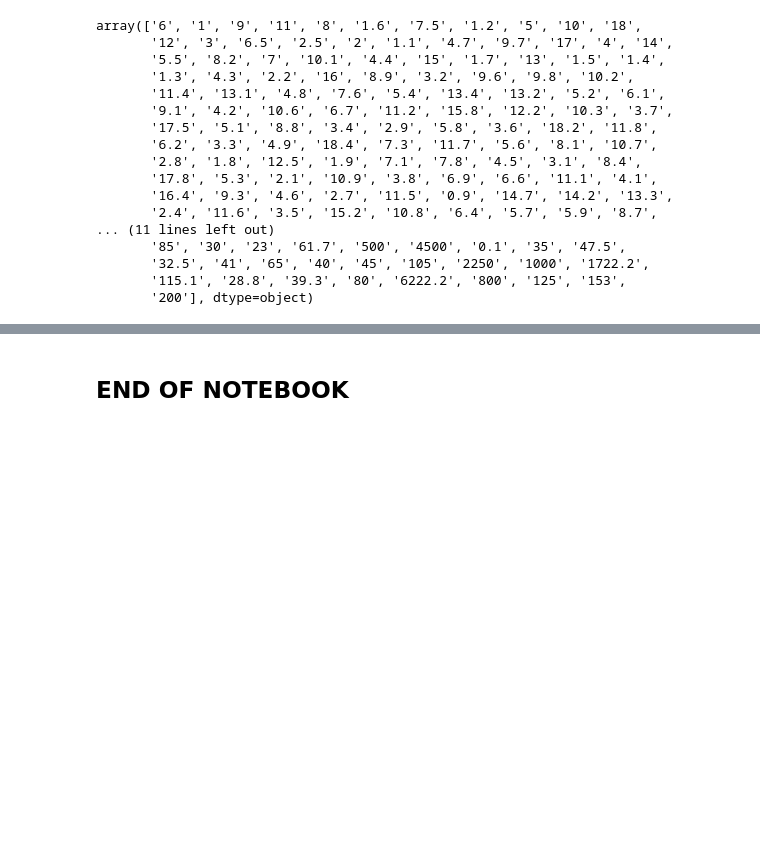
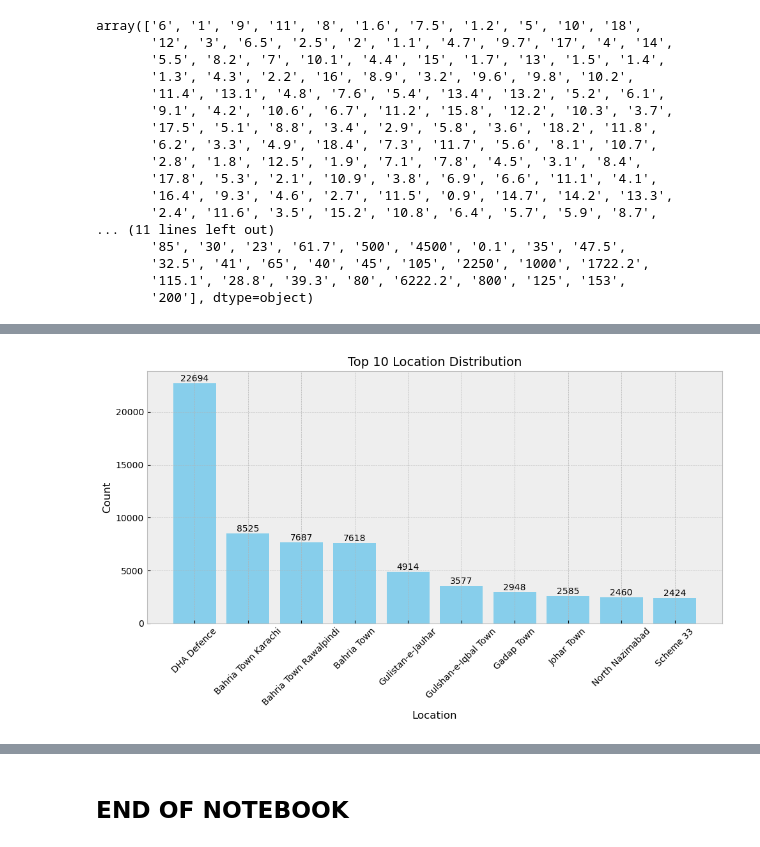
Before and after one commit to TahminaShoaib/maths_and_stats_project, a Jupyter notebook: Mathematics and Statistics Adnan and Ali Raza Project.ipynb, the cells around one changed output, grey strips where cells are left out. Saved outputs shown, nothing was run; the diff lists cells and outputs as text; code cells hidden in the pictures; blank space fills up the shorter version.

```diff
--- a/Mathematics and Statistics Adnan and Ali Raza Project.ipynb
+++ b/Mathematics and Statistics Adnan and Ali Raza Project.ipynb
@@ -468,0 +517,31 @@ memory usage: 17.6+ MB
+# %%
+import matplotlib.pyplot as plt
+
+# Count occurrences of each category in the 'location' column
+location_counts = df['location'].value_counts().head(10)
+
+# Plot the bar chart
+plt.figure(figsize=(10, 6))
+bars = plt.bar(location_counts.index, location_counts, color='skyblue')
+
+# Add labels for each bar (count)
+for bar, count in zip(bars, location_counts):
+    plt.text(
+        bar.get_x() + bar.get_width() / 2,  # Center the text horizontally on the bar
+        bar.get_height(),  # Position the text just above the bar
+        str(count),  # Display the count above each bar
+        ha='center', va='bottom', fontsize=10
+    )
+
+# Add labels and title
+plt.xlabel('Location', fontsize=12)
+plt.ylabel('Count', fontsize=12)
+plt.title('Top 10 Location Distribution', fontsize=14)
+plt.xticks(rotation=45, fontsize=10)  # Rotate x-axis labels for better readability
+plt.grid(axis='y', linestyle='--', alpha=0.7)  # Optional: Add gridlines for better visualization
+
+# Show the plot
+plt.tight_layout()
+plt.show()
+# %% [output]
+[figure, added]
```
Also changed, not shown: parts of 82 cells of this notebook.
